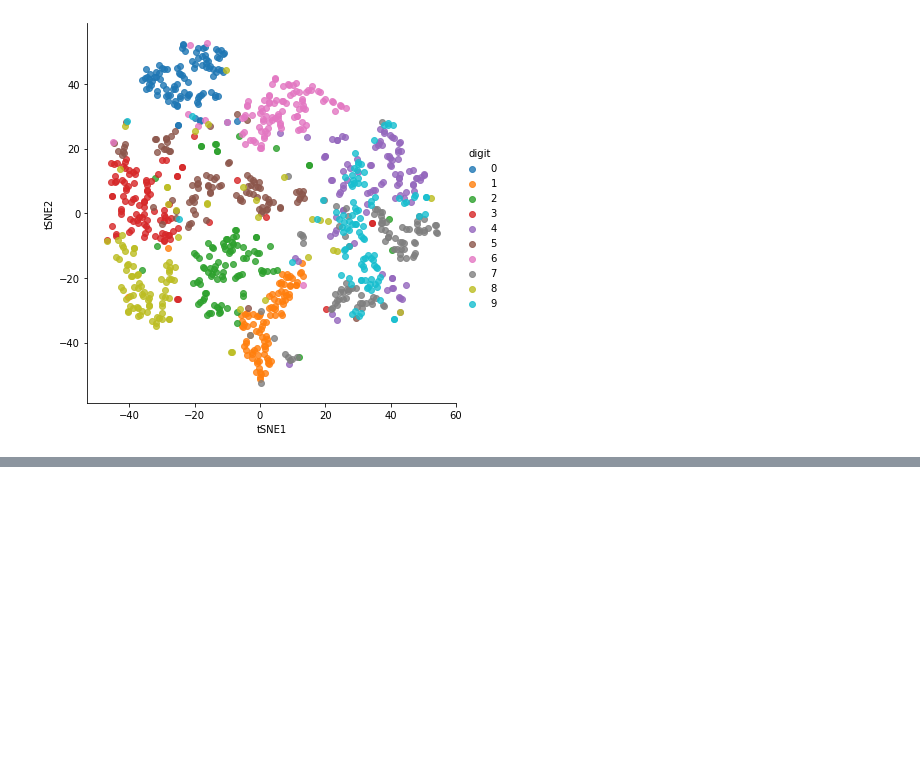
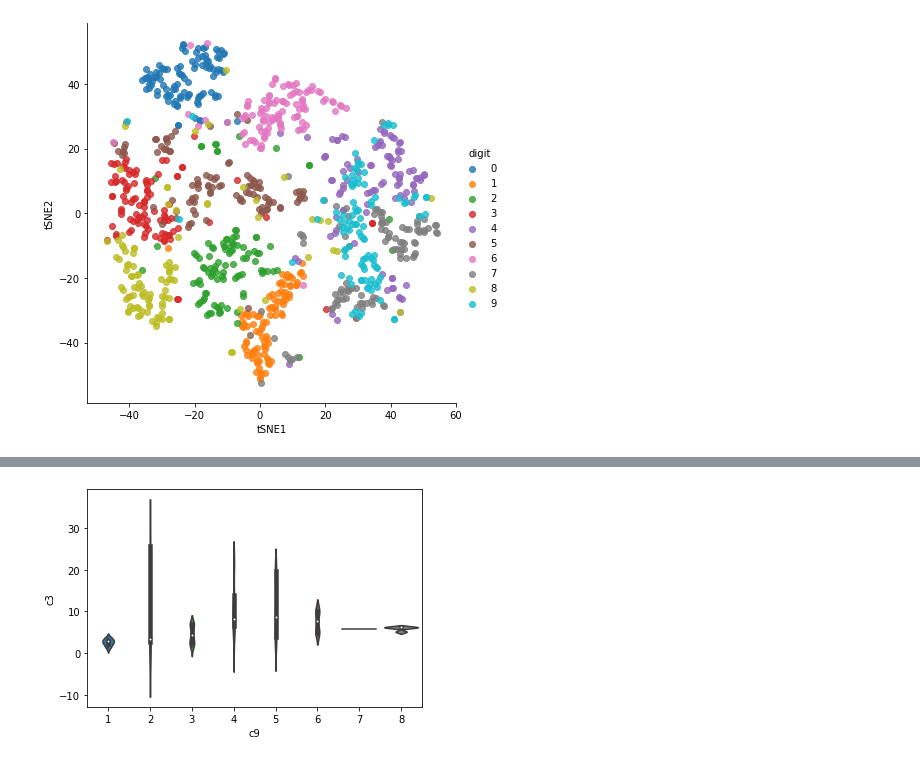
Before and after one commit to pwaabdullah/CAP5610, a Jupyter notebook: HW1/HW1.ipynb, the cells around one changed output, grey strips where cells are left out. Cells and saved outputs as stored; diff of their text form; code cells hidden in the pictures; blank space fills up the shorter version.

```diff
--- a/HW1/HW1.ipynb
+++ b/HW1/HW1.ipynb
@@ -93,0 +98,4 @@ ax = sns.violinplot(x="day", y="total_bill", data=df)
+# %%
+ax = sns.violinplot(x = df["c9"], y = df["c3"])
+# %% [output]
+[figure, added]
```
Also changed, not shown: parts of 19 cells of this notebook, 1 other file.
